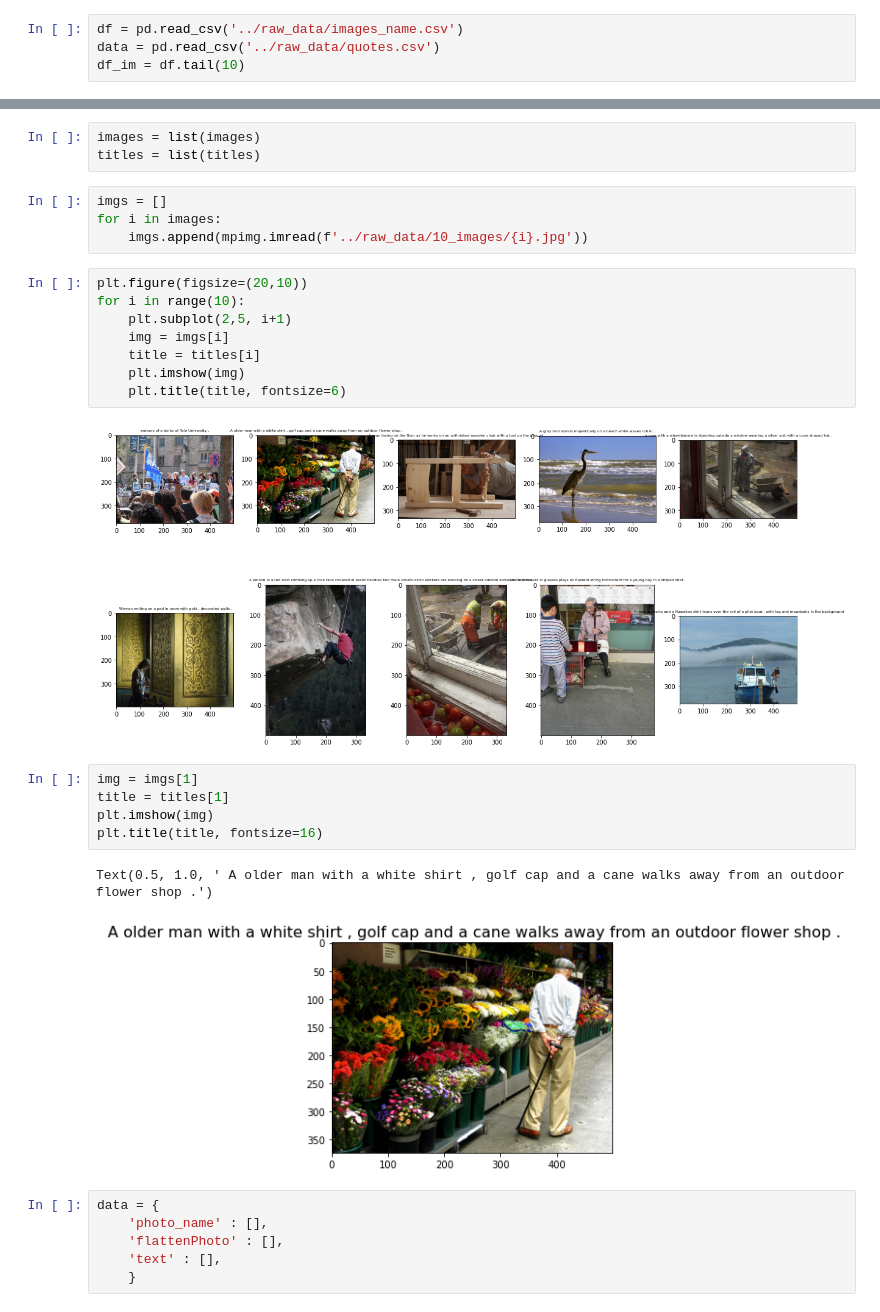
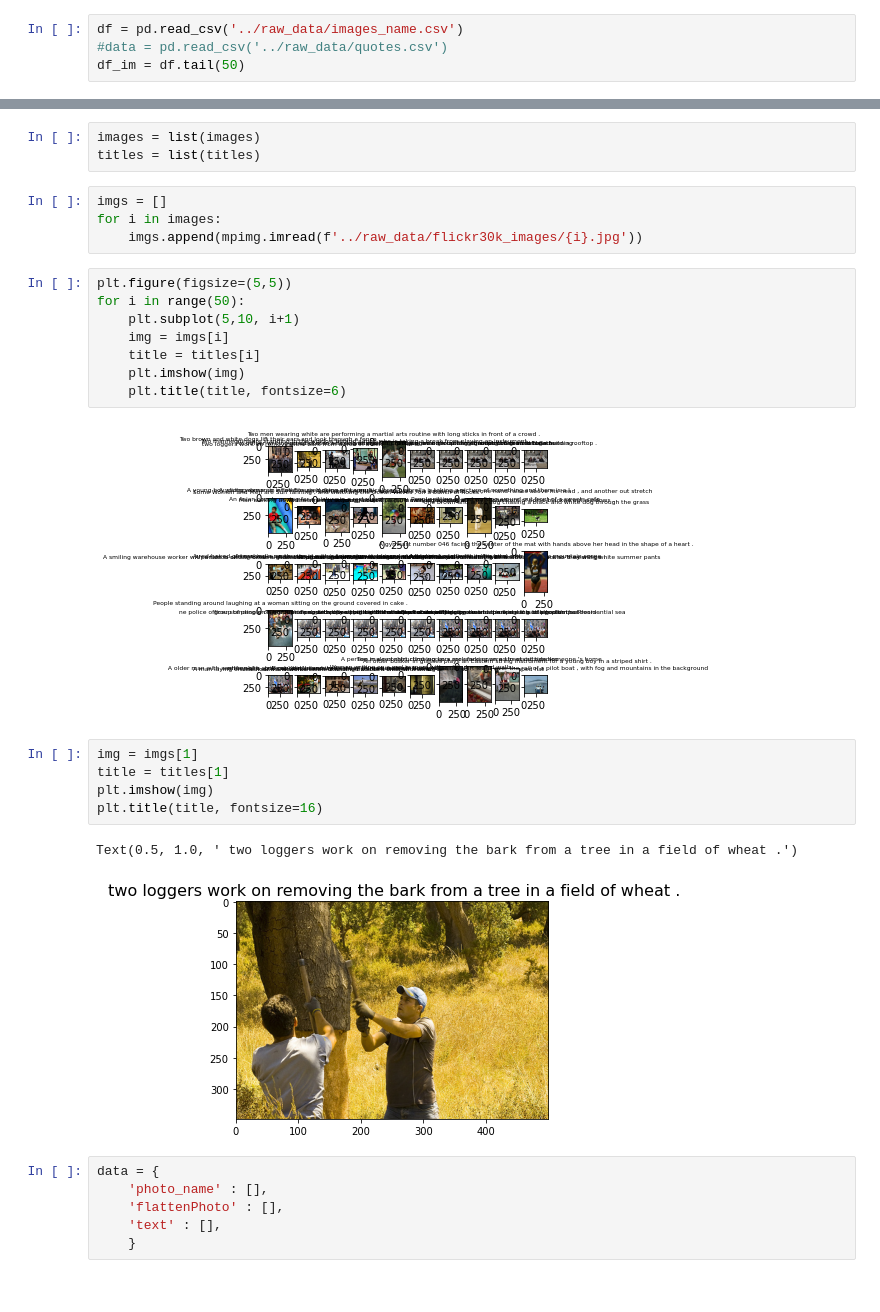
Before and after one commit to LAnnamaria/quotes_for_posts_783, a Jupyter notebook: notebooks/data_images.ipynb, the cells around one changed output, grey strips where cells are left out. Cells and saved outputs as stored; diff of their text form.

```diff
--- a/notebooks/data_images.ipynb
+++ b/notebooks/data_images.ipynb
@@ -11,7 +48,7 @@ conf = r'-- oem 2'
 # %%
 df = pd.read_csv('../raw_data/images_name.csv')
-data = pd.read_csv('../raw_data/quotes.csv')
-df_im = df.tail(10)
+#data = pd.read_csv('../raw_data/quotes.csv')
+df_im = df.tail(50)
 # %%
 df_im
 # %% [output]
@@ -49,25 +78,25 @@ titles = list(titles)
 # %%
 imgs = []
 for i in images:
-    imgs.append(mpimg.imread(f'../raw_data/10_images/{i}.jpg'))
+    imgs.append(mpimg.imread(f'../raw_data/flickr30k_images/{i}.jpg'))
 # %%
-plt.figure(figsize=(20,10))
-for i in range(10):
-    plt.subplot(2,5, i+1)
+plt.figure(figsize=(5,5))
+for i in range(50):
+    plt.subplot(5,10, i+1)
     img = imgs[i]
     title = titles[i]
     plt.imshow(img)
     plt.title(title, fontsize=6)
 # %% [output]
-[figure, old version]
+[figure, new version]
 # %%
 img = imgs[1]
 title = titles[1]
 plt.imshow(img)
 plt.title(title, fontsize=16)
 # %% [output]
-Text(0.5, 1.0, ' A older man with a white shirt , golf cap and a cane walks away from an outdoor flower shop .')
+Text(0.5, 1.0, ' two loggers work on removing the bark from a tree in a field of wheat .')
-[figure, old version]
+[figure, new version]
 # %%
 data = {
     'photo_name' : [],
```
Also changed, not shown: parts of 13 cells of this notebook, 28 other files.
